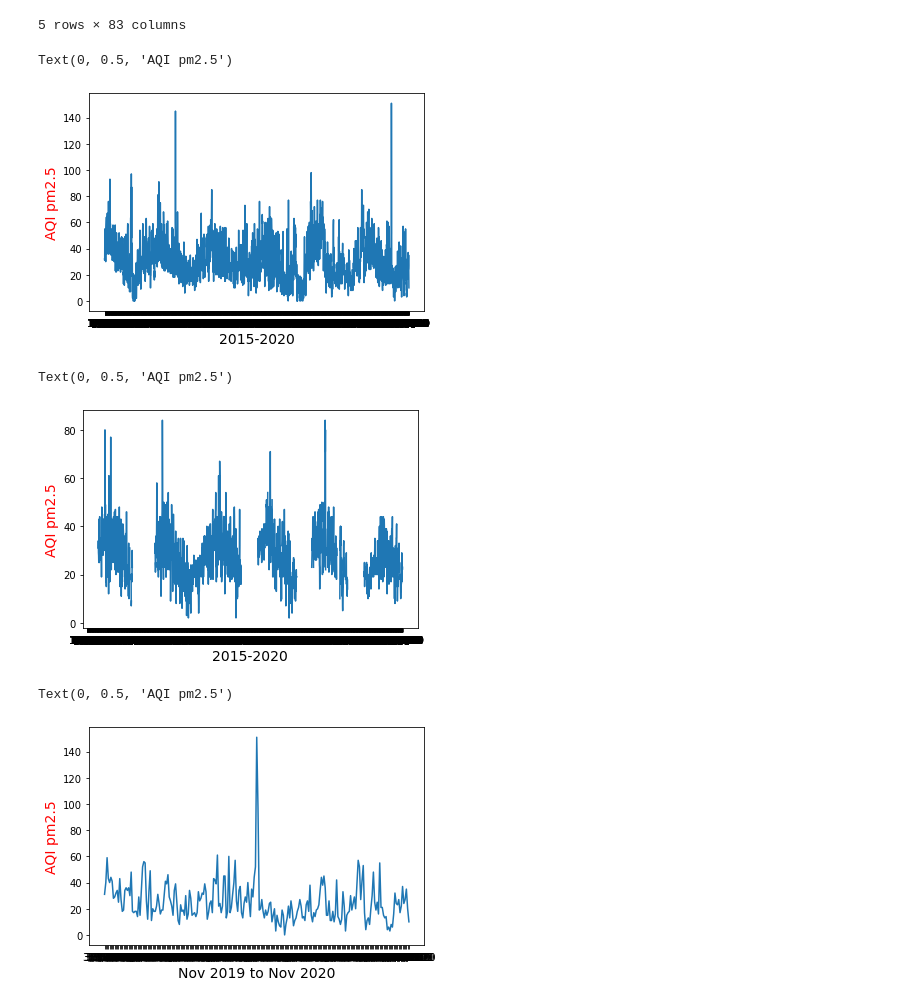
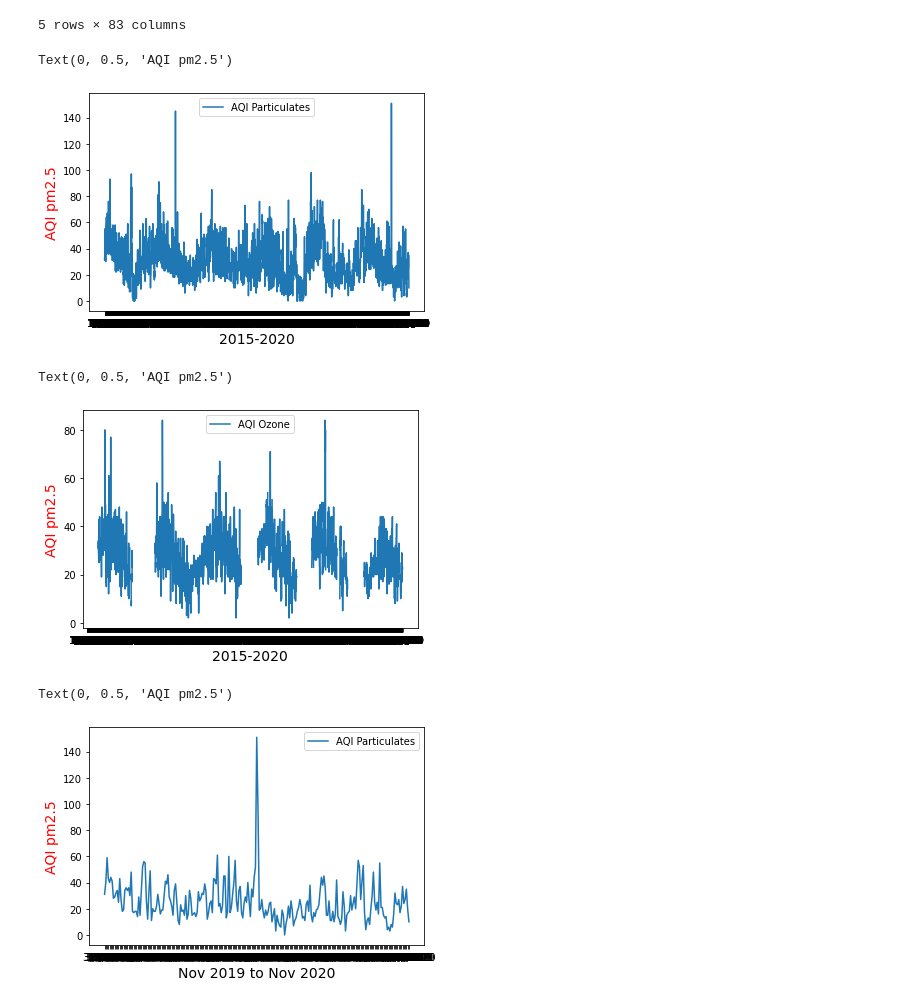
Before and after one commit to gonzaloreusch/Air-Quality, a Jupyter notebook: DataFrames/MatPlotLib_AQI.ipynb, the cells around one changed output. Cells and saved outputs as stored; diff of their text form; code cells hidden in the pictures.

```diff
--- a/DataFrames/MatPlotLib_AQI.ipynb
+++ b/DataFrames/MatPlotLib_AQI.ipynb
@@ -140,28 +139,28 @@ covid_df.head()
 # %%
 # create figure and axis objects with subplots()
 fig,ax = plt.subplots()
 
 years = mdates.YearLocator()   # every year
 months = mdates.MonthLocator()  # every month
 years_fmt = mdates.DateFormatter('%Y')
 #x_ticks = ["Mar 20"]
 # make a plot
-ax.plot(covid_df.Date, covid_df.DAILY_AQI_VALUE_x)
+ax.plot(covid_df.Date, covid_df.DAILY_AQI_VALUE_x, label="AQI Particulates")
 #append above if needed: , index=months, color="red", marker="o")
 #dates = aqi_covid_5yrdf['Date']
 
 
 #ax.set_xticks(mdates.MonthLocator(bymonth=(3,6,9), bymonthday=-1))
 
 
-
+ax.legend()
 # set x-axis label
 ax.set_xlabel("2015-2020",fontsize=14)
 # set y-axis label
 ax.set_ylabel("AQI pm2.5",color="red",fontsize=14)
 # %% [output]
 Text(0, 0.5, 'AQI pm2.5')
-[figure, old version]
+[figure, new version]
 # %%
 # twin object for two different y-axis on the sample plot
 ax2=ax.twinx()
@@ -188,7 +187,7 @@ months = mdates.MonthLocator()  # every month
 years_fmt = mdates.DateFormatter('%Y')
 #x_ticks = ["Mar 20"]
 # make a plot
-ax.plot(covid_df.Date, covid_df.DAILY_AQI_VALUE_y)
+ax.plot(covid_df.Date, covid_df.DAILY_AQI_VALUE_y,label="AQI Ozone")
 #append above if needed: , index=months, color="red", marker="o")
 #dates = aqi_covid_5yrdf['Date']
 
@@ -196,14 +195,14 @@ ax.plot(covid_df.Date, covid_df.DAILY_AQI_VALUE_y)
 #ax.set_xticks(mdates.MonthLocator(bymonth=(3,6,9), bymonthday=-1))
 
 
-
+ax.legend()
 # set x-axis label
 ax.set_xlabel("2015-2020",fontsize=14)
 # set y-axis label
 ax.set_ylabel("AQI pm2.5",color="red",fontsize=14)
 # %% [output]
 Text(0, 0.5, 'AQI pm2.5')
-[figure, old version]
+[figure, new version]
 # %%
 # twin object for two different y-axis on the sample plot
 ax2=ax.twinx()
@@ -236,7 +235,7 @@ months = mdates.MonthLocator()  # every month
 years_fmt = mdates.DateFormatter('%Y')
 #x_ticks = ["Mar 20"]
 # make a plot
-ax.plot(covid_df2020.Date, covid_df2020.DAILY_AQI_VALUE_x)
+ax.plot(covid_df2020.Date, covid_df2020.DAILY_AQI_VALUE_x,label="AQI Particulates")
 #append above if needed: , index=months, color="red", marker="o")
 #dates = aqi_covid_5yrdf['Date']
 
@@ -244,14 +243,14 @@ ax.plot(covid_df2020.Date, covid_df2020.DAILY_AQI_VALUE_x)
 #ax.set_xticks(mdates.MonthLocator(bymonth=(3,6,9), bymonthday=-1))
 
 
-
+ax.legend()
 # set x-axis label
 ax.set_xlabel("Nov 2019 to Nov 2020",fontsize=14)
 # set y-axis label
 ax.set_ylabel("AQI pm2.5",color="red",fontsize=14)
 # %% [output]
 Text(0, 0.5, 'AQI pm2.5')
-[figure, old version]
+[figure, new version]
 # %%
 # twin object for two different y-axis on the sample plot
 ax2=ax.twinx()
```
Also changed, not shown: parts of 10 cells of this notebook, 16 other files.
